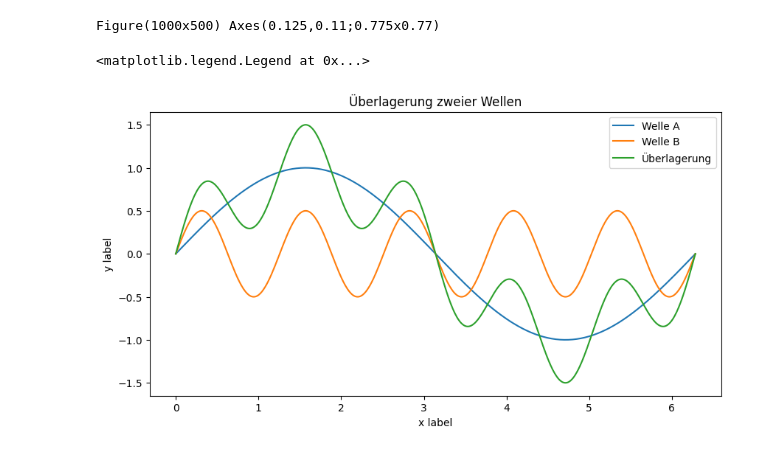
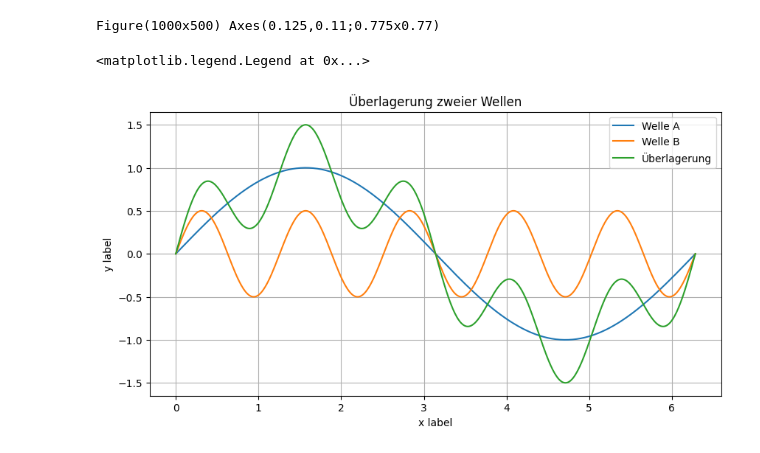
Before and after one commit to Alena08/PythonMiniProject, a Jupyter notebook: 1711/ueberlagerung.ipynb, the cells around one changed output. Cells and saved outputs as stored; diff of their text form; code cells hidden in the pictures.

```diff
--- a/1711/ueberlagerung.ipynb
+++ b/1711/ueberlagerung.ipynb
@@ -1,19 +1,20 @@
 # %%
 import numpy as np
 import matplotlib.pyplot as plt
 
 x = np.linspace(0, 2*np.pi, 500)
 #y = np.sin(x)
 fig, ax = plt.subplots(figsize=(10, 5))
 print(fig, ax)
 ax.plot(x,np.sin(x), label="Welle A")
 ax.plot(x,0.5*np.sin(5*x), label="Welle B")
 ax.plot(x,np.sin(x) + 0.5*np.sin(5*x), label="Überlagerung")
+ax.grid()
 ax.set_xlabel("x label")                        # Add an x-label to the axes.
 ax.set_ylabel("y label")                        # Add a y-label to the axes.
 ax.set_title("Überlagerung zweier Wellen")  # Add a title to the axes.
 ax.legend()
 # %% [output]
 Figure(1000x500) Axes(0.125,0.11;0.775x0.77)
 <matplotlib.legend.Legend at 0x...>
-[figure, old version]
+[figure, new version]
```
Also changed, not shown: 36 other files.
